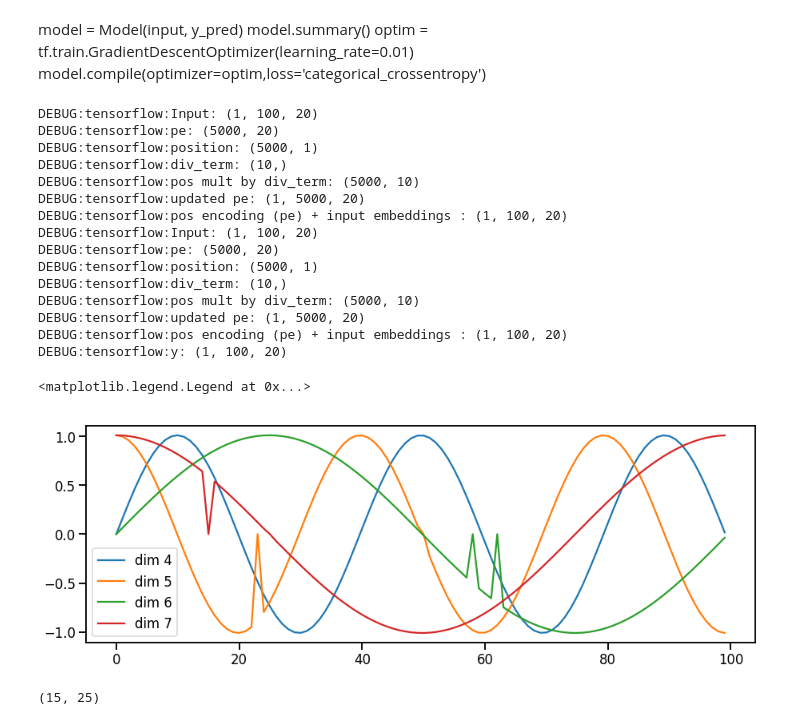
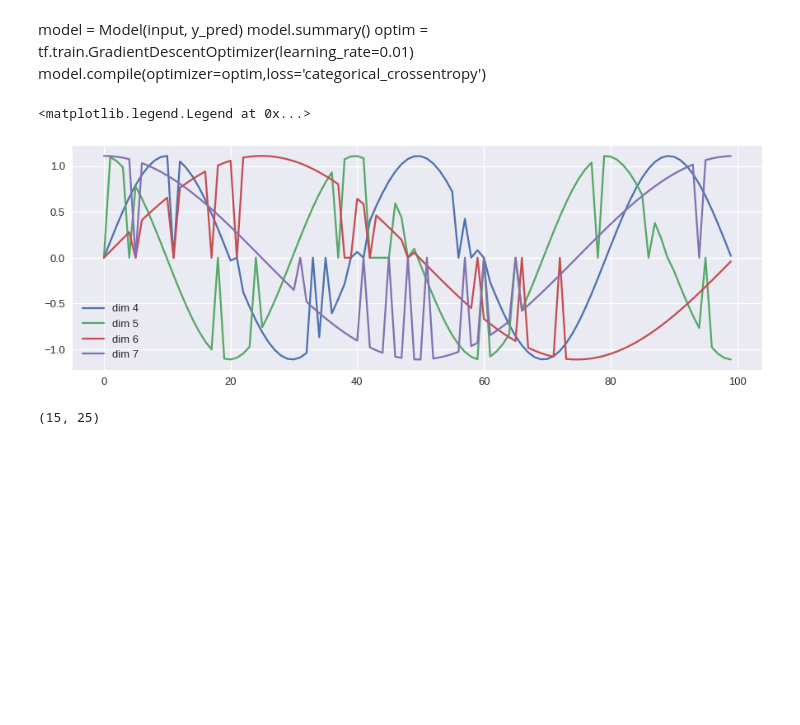
Before and after one commit to jean-kunz/ml_research_papers, a Jupyter notebook: attention_is_all_you_need/attention_is_all_you_keras.ipynb, the cells around one changed output. Cells and saved outputs as stored; diff of their text form; code cells hidden in the pictures; blank space fills up the shorter version.

```diff
--- a/attention_is_all_you_need/attention_is_all_you_keras.ipynb
+++ b/attention_is_all_you_need/attention_is_all_you_keras.ipynb
@@ -209,7 +211,9 @@ class PositionalEncodingLayer(layers.Layer):
 
     def call(self,input):
         tf.logging.debug("Input: {0}".format(input.shape))
-        pe = tf.Variable(lambda:tf.zeros([self.max_len, self.hidden_size],dtype=tf.float32))
+        #pe = tf.Variable(lambda:tf.zeros([self.max_len, self.hidden_size],dtype=tf.float32))
+        #pe = tf.Variable(np.zeros((self.max_len, self.hidden_size)),dtype=tf.float32)
+        pe = K.variable(np.zeros((self.max_len, self.hidden_size)),dtype=tf.float32)
         tf.logging.debug("pe: {0}".format(pe.shape))
         position = tf.expand_dims(tf.range(0,self.max_len, 1, dtype=tf.float32),1)
         tf.logging.debug("position: {0}".format(position.shape))
@@ -218,51 +222,36 @@ class PositionalEncodingLayer(layers.Layer):
         )
         tf.logging.debug("div_term: {0}".format(div_term.shape))
         pos_div_term = position * div_term
         tf.logging.debug("pos mult by div_term: {0}".format(pos_div_term.shape))
         tf.assign(pe[:,0::2],tf.sin(pos_div_term))
         tf.assign(pe[:,1::2],tf.cos(pos_div_term))
         #tf.logging.debug("updated pe: ", str(pe.shape))
 
         pe = tf.expand_dims(pe,0)
         tf.logging.debug("updated pe: {0} ".format(pe.shape))
 
         # It should have the same shape as input
         returned_pe = pe[:, :input.shape[1]]
         input_and_pe = input + returned_pe
         tf.logging.debug("pos encoding (pe) + input embeddings : {0} ".format(input_and_pe.shape))
         input_and_pe_drop = tf.nn.dropout(input_and_pe, self.dropout)
 
         return input_and_pe_drop
 
 
 tf.logging.set_verbosity(tf.logging.ERROR)
 
 
-pos_enc_seq = tf.keras.Sequential([PositionalEncodingLayer(20,0.01)])
+pos_enc_seq = tf.keras.Sequential([PositionalEncodingLayer(20,0.1)])
 x = tf.zeros((1,100,20),dtype=tf.float32)
 y = pos_enc_seq(x)
 tf.logging.debug('y: {0}'.format(y.shape))
 plt.figure(figsize=(15, 5))
 plt.plot(np.arange(100), y[0, :, 4:8])
 plt.legend(["dim %d"%p for p in [4,5,6,7]])
 # %% [output]
-DEBUG:tensorflow:Input: (1, 100, 20)
-DEBUG:tensorflow:pe: (5000, 20)
-DEBUG:tensorflow:position: (5000, 1)
-DEBUG:tensorflow:div_term: (10,)
-DEBUG:tensorflow:pos mult by div_term: (5000, 10)
-DEBUG:tensorflow:updated pe: (1, 5000, 20)
-DEBUG:tensorflow:pos encoding (pe) + input embeddings : (1, 100, 20)
-DEBUG:tensorflow:Input: (1, 100, 20)
-DEBUG:tensorflow:pe: (5000, 20)
-DEBUG:tensorflow:position: (5000, 1)
-DEBUG:tensorflow:div_term: (10,)
-DEBUG:tensorflow:pos mult by div_term: (5000, 10)
-DEBUG:tensorflow:updated pe: (1, 5000, 20)
-DEBUG:tensorflow:pos encoding (pe) + input embeddings : (1, 100, 20)
-DEBUG:tensorflow:y: (1, 100, 20)
+<matplotlib.legend.Legend at 0x...>
-<matplotlib.legend.Legend at 0x...>
-[figure, old version]
+[figure, new version]
 # %%
 pos_enc = np.array([
     [pos / np.power(10000, 2 * (j // 2) / embedding_size) for j in range(embedding_size)]
```
Also changed, not shown: parts of 1 cell of this notebook.
